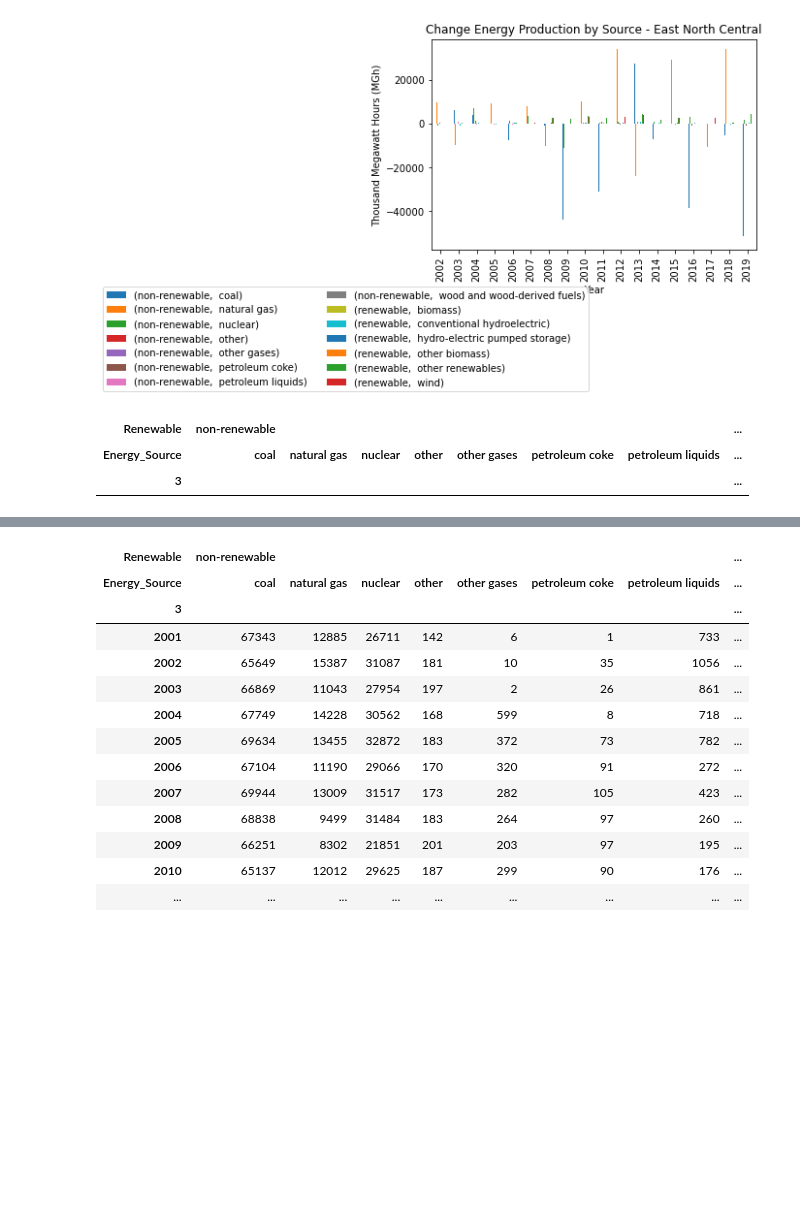
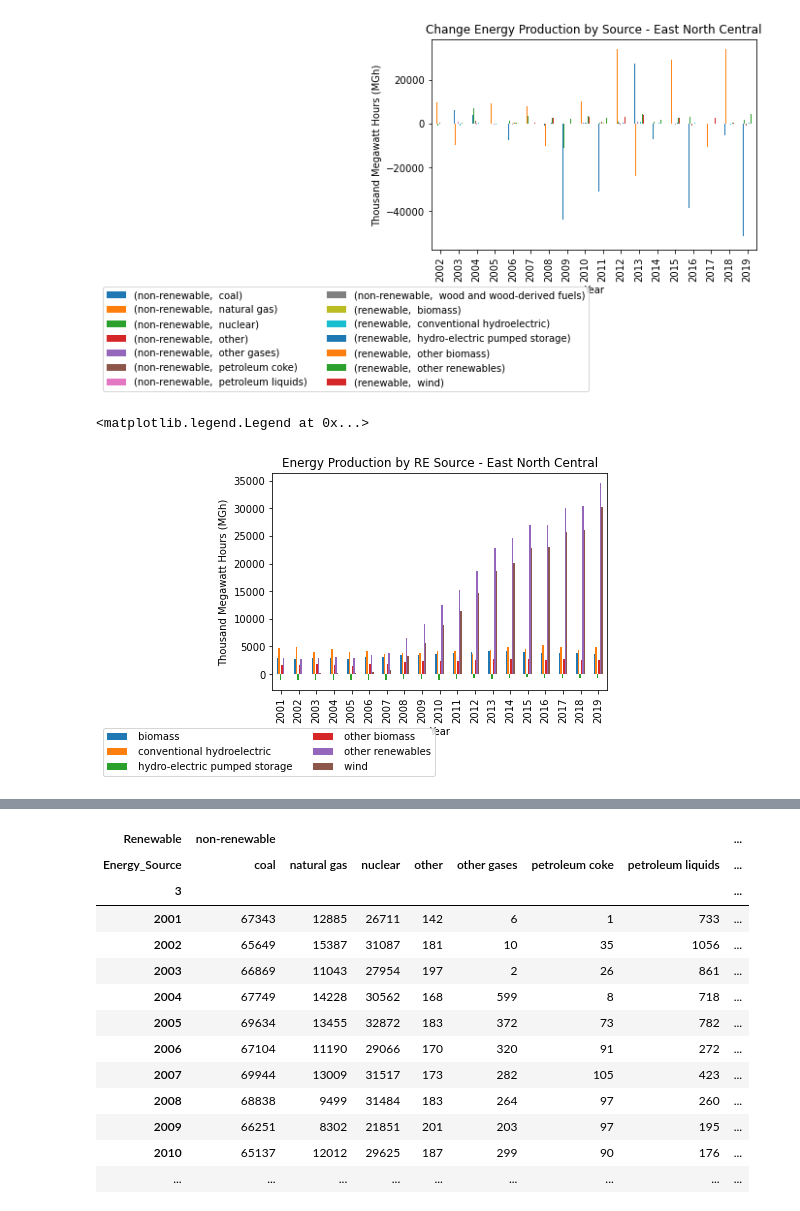
Before and after one commit to Mitchemoto/project-1-, a Jupyter notebook: Energy_Source_Clean_East_North_Central.ipynb, the cells around one changed output, grey strips where cells are left out. Drawn from its saved outputs; the diff is of its cells as text; code cells hidden in the pictures; blank space fills up the shorter version.

Commit message:
created a chart for renewable specific energy sources and non-renewable energy sources

```diff
--- a/Energy_Source_Clean_East_North_Central.ipynb
+++ b/Energy_Source_Clean_East_North_Central.ipynb
@@ -366,11 +366,14 @@ plt.legend(loc="best", bbox_to_anchor=(0.5, -0.15), ncol= 2)
 # %% [output]
 <matplotlib.legend.Legend at 0x...>
 [figure]
-# %%
-#breakout out ENC dataframe to include renewable energy sources only
-RE_ENC=ENC_df1.filter(like = "renewable", axis=0)
-RE_ENC
-# %% [output]
-| Renewable | non-renewable |  |  |  |  |  |  | ... |
-| Energy_Source | coal | natural gas | nuclear | other | other gases | petroleum coke | petroleum liquids | ... |
-| 3 |  |  |  |  |  |  |  | ... |
+# %%
+#breakout out ENC dataframe to include renewable energy sources only and plot energy production over time
+RE_ENC=ENC_df1.loc[:, ("renewable")]
+RE_ENC.plot(kind="bar")
+plt.xlabel("Year")
+plt.ylabel("Thousand Megawatt Hours (MGh)")
+plt.title("Energy Production by RE Source - East North Central")
+plt.legend(loc="best", bbox_to_anchor=(0.5, -0.15), ncol= 2)
+# %% [output]
+<matplotlib.legend.Legend at 0x...>
+[figure, added]
```
Also changed, not shown: parts of 24 cells of this notebook.
